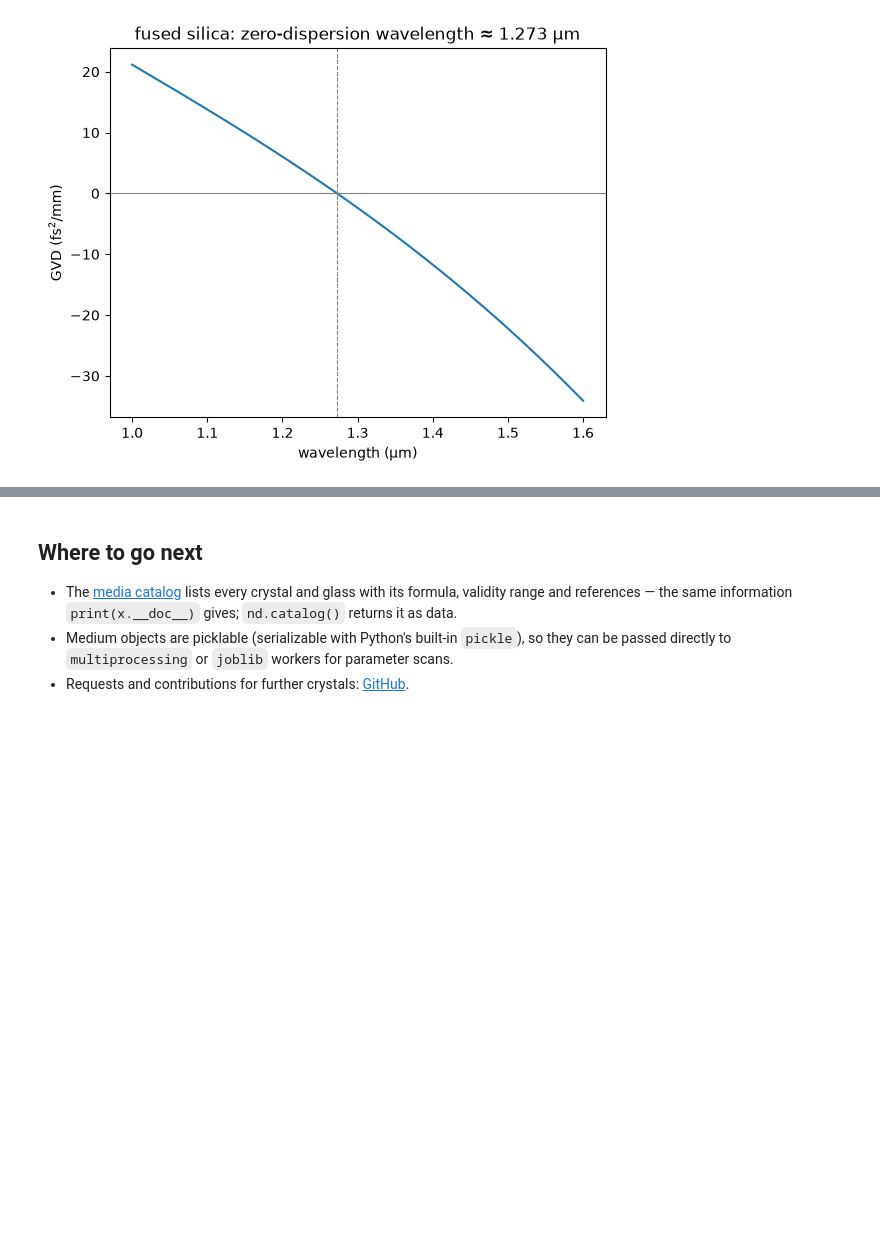
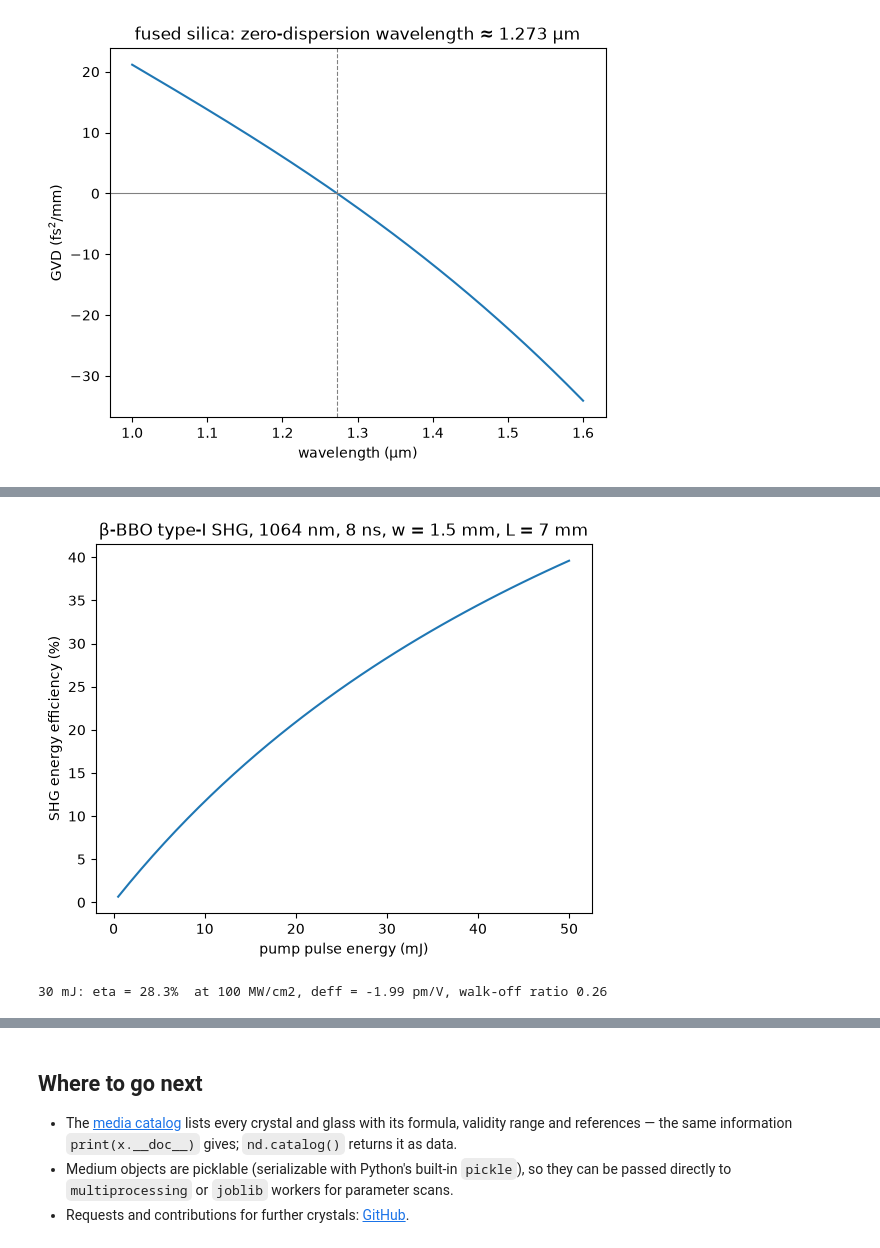
Before and after one commit to akihiko-shimura/ndispers, a Jupyter notebook: examples/basic_usage.ipynb, the cells around one changed output, grey strips where cells are left out. Cells and saved outputs as stored; diff of their text form; code cells hidden in the pictures; blank space fills up the shorter version.

```diff
--- a/examples/basic_usage.ipynb
+++ b/examples/basic_usage.ipynb
@@ -412,0 +430,25 @@ plt.show()
+# %%
+bbo = nd.media.crystals.BetaBBO_Tamosauskas2018()
+theta_shg = np.radians(
+    bbo.pmAngles_sfg(1.064, 1.064, 25, deg=True)['ooe']['theta'][0])
+
+E_mJ = np.linspace(0.5, 50, 40)
+eta = [bbo.eta_shg(nd.PulsedBeam(wl_um=1.064, E_uJ=E * 1e3, w_um=1500.0,
+                                 t_fs=8e6, pol='o'),      # 8 ns FWHM
+                   theta_shg, np.pi/2, 25, 'e', 7.0)
+       for E in E_mJ]
+
+plt.plot(E_mJ, np.array(eta) * 100)
+plt.xlabel("pump pulse energy (mJ)")
+plt.ylabel("SHG energy efficiency (%)")
+plt.title("\u03b2-BBO type-I SHG, 1064 nm, 8 ns, w = 1.5 mm, L = 7 mm")
+plt.show()
+
+d = bbo.eta_shg(nd.PulsedBeam(1.064, 30e3, 1500.0, 8e6, 'o'),
+                theta_shg, np.pi/2, 25, 'e', 7.0, details=True)
+print(f"30 mJ: eta = {d['eta']*100:.1f}%  at {d['I1_peak_MWcm2']:.0f} MW/cm2, "
+      f"deff = {d['deff_pmV']:.2f} pm/V, walk-off ratio "
+      f"{d['model_ratios']['walkoff']:.2f}")
+# %% [output]
+[figure, added]
+30 mJ: eta = 28.3%  at 100 MW/cm2, deff = -1.99 pm/V, walk-off ratio 0.26
```
Also changed, not shown: parts of 3 cells of this notebook, 1 other file.
